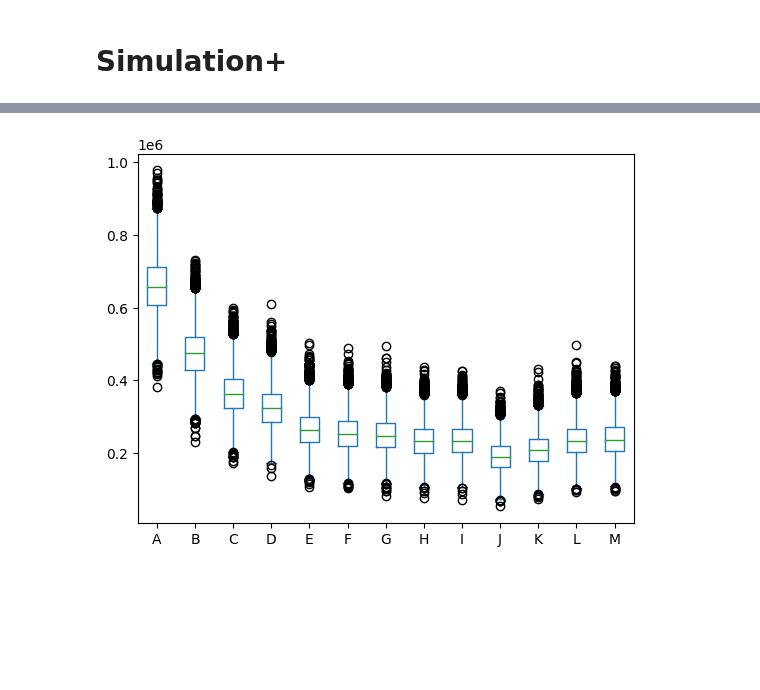
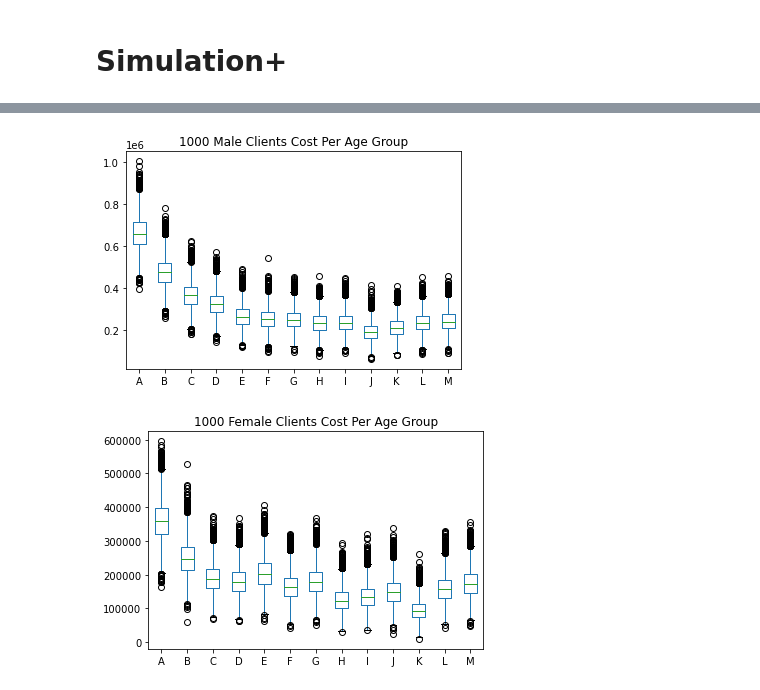
Before and after one commit to RayhanM17/DATA-SCIENCE-NOTEBOOKS, a Jupyter notebook: JN/auto-insurance.ipynb, the cells around one changed output, grey strips where cells are left out. Cells and saved outputs as stored; diff of their text form; code cells hidden in the pictures; blank space fills up the shorter version.

```diff
--- a/JN/auto-insurance.ipynb
+++ b/JN/auto-insurance.ipynb
@@ -221,10 +195,14 @@ def year_claims_cost(probabilities, category):
                                      size = 10000) # number of trials
         sim_cost = np.zeros(10000)
         for x in range(0, 10000):
-            sim_cost[x] = np.random.gamma(1, 1/0.0002, accident_sim[x]).sum()
+            sim_cost[x] = np.random.gamma(1, 1/0.0002, accident_sim[x]).sum().round(2)
         res[index[i]] = sim_cost
-    res.plot.box()
+    res.plot.box(title = category)
 # %%
-year_claims_cost(df.MaleAR/1000, 'Male')
+year_claims_cost(df.MaleAR/1000, '1000 Male Clients Cost Per Age Group')
 # %% [output]
-[figure, old version]
+[figure, new version]
+# %%
+year_claims_cost(df.FemaleAR/1000, '1000 Female Clients Cost Per Age Group')
+# %% [output]
+[figure, added]
```
Also changed, not shown: parts of 6 cells of this notebook.
